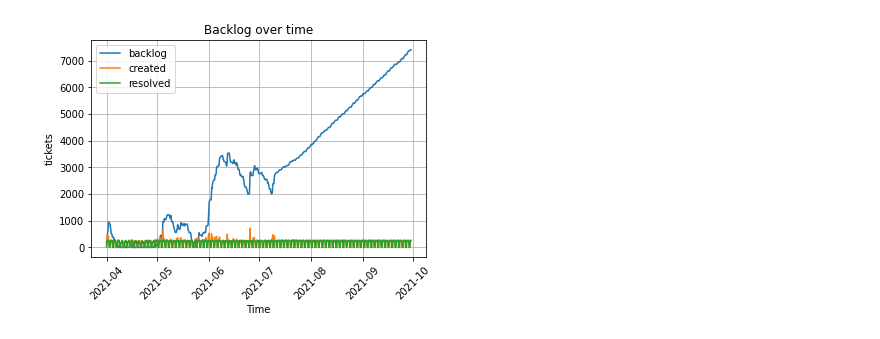
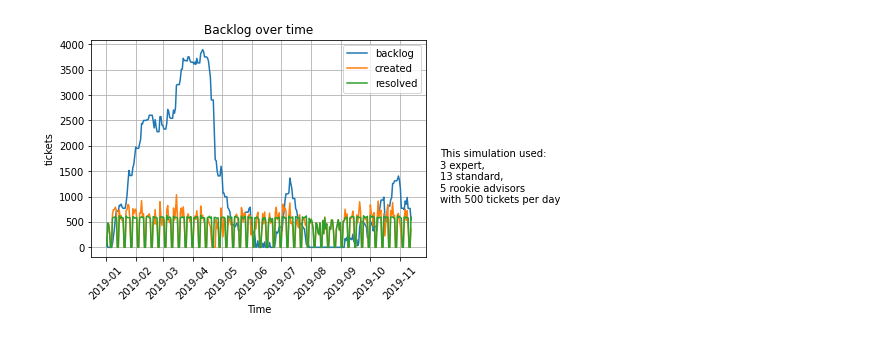
Before and after one commit to jloser/ticket_simulation, a Jupyter notebook: ticket_simulation.ipynb, the cells around one changed output. Cells and saved outputs as stored; diff of their text form; code cells hidden in the pictures.

Commit message:
Model works now, implemented seasonality, etc.

```diff
--- a/ticket_simulation.ipynb
+++ b/ticket_simulation.ipynb
@@ -26,17 +26,15 @@ ADVISORS = {
         "NUM": 3,
     },
     "STD": {
-        "NUM": 10,
+        "NUM": 13,
     },
     "ROOKIE": {
         "NUM": 5,
     },
 }
 
-# 1 = Every Minute - should be flexible
-TICKET_FREQUENCY = 0.9
-# add a little standard variation
-TICKET_FREQUENCY_SIGMA = TICKET_FREQUENCY / 2
+# Should be analysed via actual data
+TICKETS_PER_DAY = 500
 
 # also some tickets might be faster or slower than the average
 TICKET_DURATION_SIGMA = 5
@@ -46,25 +44,33 @@ WEEK_DAYS = 7
 WORK_DAYS = 5
 WORK_HOURS = 8
 EFFICIENCY_FACTOR = 0.85
+
 # if there are questions back, the OpCo needs two working days
 OPCO_DURATION = 2 * WORK_HOURS * 60
 
 # workweek minutes
-WORK_DAY_MINUTES = WORK_HOURS * 60 * EFFICIENCY_FACTOR
+WORK_DAY_MINUTES = WORK_HOURS * 60
+
+# Calculate Ticket Frequency
+TICKET_FREQUENCY = WORK_DAY_MINUTES / TICKETS_PER_DAY
 
 #Calculate the work minutes
 WORK_WEEK_MINUTES = WORK_DAY_MINUTES * WORK_DAYS
 
 # Careful, calculating with work hours
-WEEKEND_MINUTES = (WEEK_DAYS-WORK_DAYS) * WORK_HOURS * 60
+WEEKEND_MINUTES = (WEEK_DAYS-WORK_DAYS) * WORK_DAY_MINUTES
 
 # modify this to modify the simulation time
-WEEKS = 26
+WEEKS = 45
+
+# Start date definition - should match with the first day
+# in seasonality data file
+START_DATE = '2019/01/02'
 
 # calculate the sim time
-SIM_TIME = WEEKS * WEEK_DAYS * 24 * 60
+SIM_TIME = WEEKS * WEEK_DAYS * 8 * 60
 
-MONITORING_TIME = WORK_HOURS * 30
+MONITORING_TIME = WORK_DAY_MINUTES
 
 CSV_FILE = 'log.csv'
 CSV_HEADER = ['time', 'created', 'resolved', 'backlog']
@@ -422,13 +436,10 @@ The OpCo created: 191824 tickets
 # import visualisation stuff
 import matplotlib
 import matplotlib.pyplot as plt
-import time
 
 # now we open the csv
 df = pd.read_csv(CSV_FILE, sep=';')
 
 # generate a date-time out of the env-time columnn
-df['datetime'] = pd.to_timedelta(df['time'], unit='m') + pd.Timestamp('2021/04/01')
-
-# prepare the data for `plotting
-df.head()
+df['time2'] = df['time'] / 20
+df['datetime'] = pd.to_timedelta(df['time2'], unit='h') + pd.Timestamp(START_DATE)
@@ -442,20 +446,28 @@ df.head()
 # %%
+# prepare the plot
+
 t = df.loc[:, 'datetime']
 b = df.loc[:, 'backlog']
 c = df.loc[:, 'created']
 r = df.loc[:, 'resolved']
 
 fig, ax = plt.subplots()
 line1, = ax.plot(t, b, label='backlog')
 line2, = ax.plot(t, c, label='created')
 line3, = ax.plot(t, r, label='resolved')
 
-# format lines - dash of
+advisors_exp = ADVISORS['EXP']['NUM']
+advisors_std =  ADVISORS['STD']['NUM']
+advisors_rookie = ADVISORS['ROOKIE']['NUM']
+x_loc = t.max() + timedelta(days=30)
+y_loc = b.max()/2
+text = f'This simulation used: \n{advisors_exp} expert,\n{advisors_std} standard,\n{advisors_rookie} rookie advisors\nwith {TICKETS_PER_DAY} tickets per day'
 
 ax.set(xlabel='Time', ylabel='tickets', title='Backlog over time')
 ax.grid()
 ax.legend()
+ax.text(x_loc, y_loc, text, horizontalalignment='left', verticalalignment='top')
 plt.xticks(rotation='45')
 plt.show()
 # %% [output]
-[figure, old version]
+[figure, new version]
```
Also changed, not shown: parts of 4 cells of this notebook.
